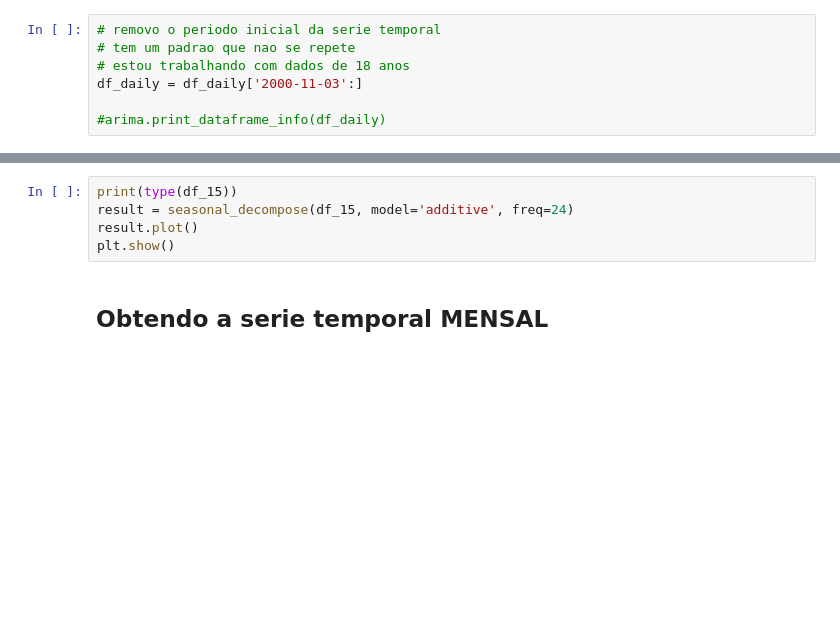
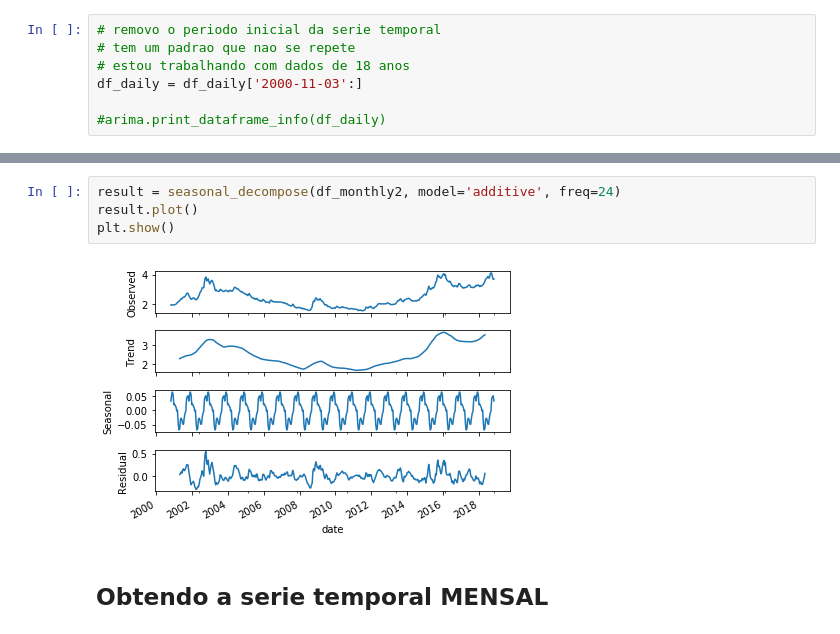
Before and after one commit to jorgealmeidajr/tcc-senai-timeseries, a Jupyter notebook: src/timeseries01-analysis.ipynb, the cells around one changed output, grey strips where cells are left out. Drawn from its saved outputs; the diff is of its cells as text; blank space fills up the shorter version.

```diff
--- a/src/timeseries01-analysis.ipynb
+++ b/src/timeseries01-analysis.ipynb
@@ -82,8 +87,9 @@ timeseries.check_stationarity(df_15, window=24)
 # %%
-print(type(df_15))
-result = seasonal_decompose(df_15, model='additive', freq=24)
+result = seasonal_decompose(df_monthly2, model='additive', freq=24)
 result.plot()
 plt.show()
+# %% [output]
+[figure, added]
 # %% [markdown]
 ## Obtendo a serie temporal MENSAL
 # %%
```
Also changed, not shown: parts of 15 cells of this notebook, 4 other files.
